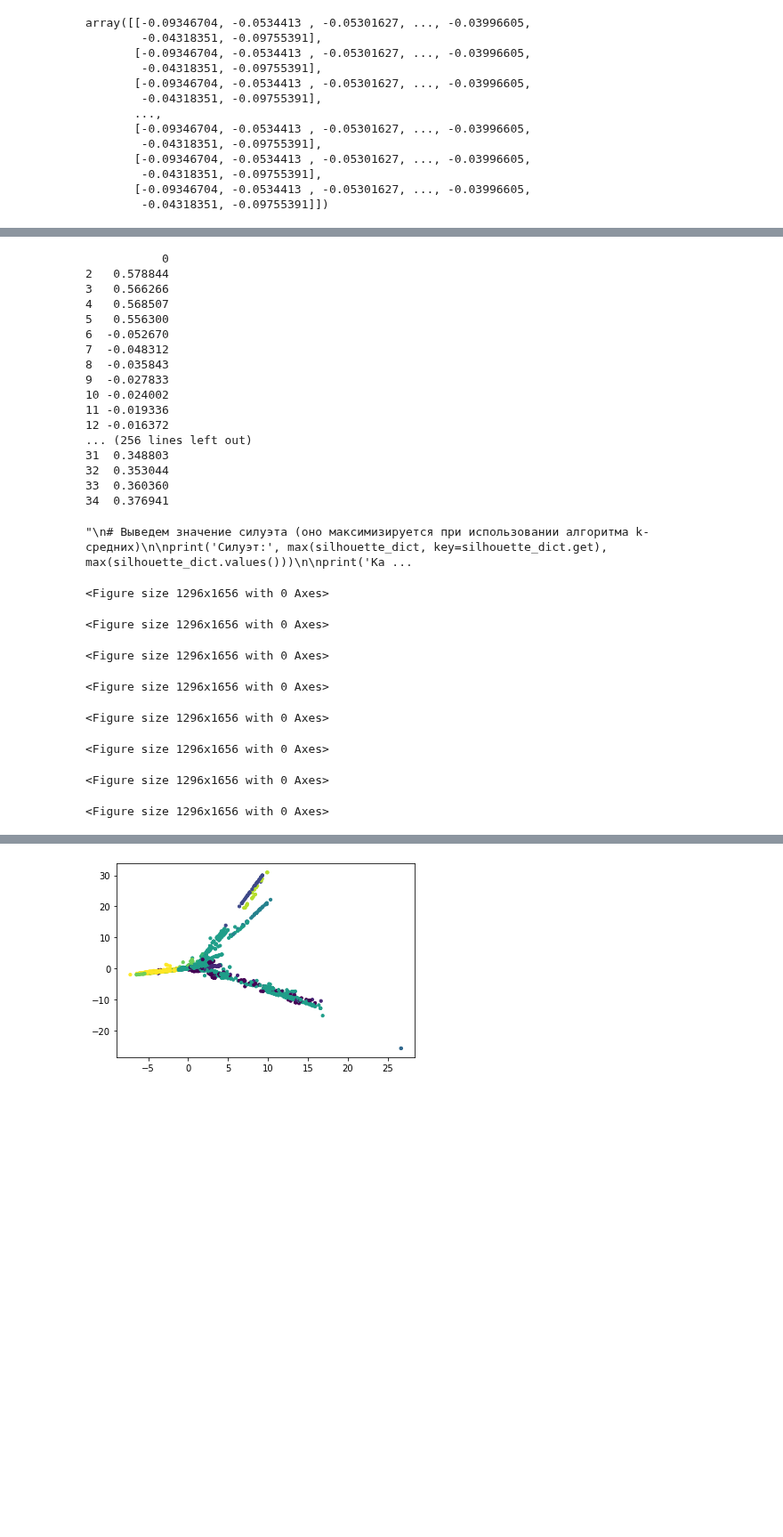
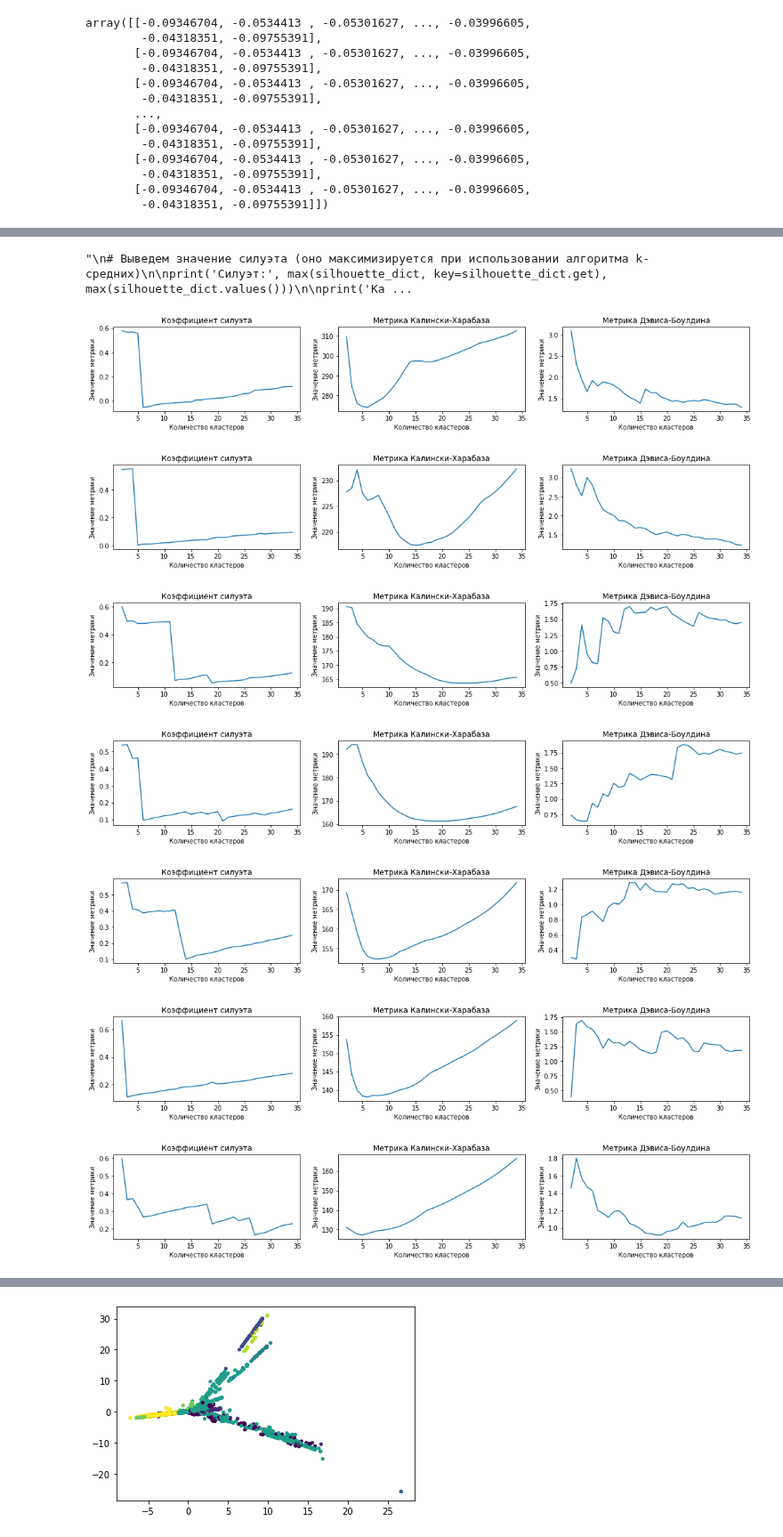
Before and after one commit to Maksimka9/clustering, a Jupyter notebook: main.ipynb, the cells around one changed output, grey strips where cells are left out. Shown at 89% size. Drawn from its saved outputs; the diff is of its cells as text; code cells hidden in the pictures; blank space fills up the shorter version.

```diff
--- a/main.ipynb
+++ b/main.ipynb
@@ -159,6 +159,9 @@ from sklearn.metrics import davies_bouldin_score
 silhouette_dict = {}
 calinski_score_dict = {}
 davies_score_dict = {}
+
+
+n = 1 # Значение нужно для последующего вывода графиков
 
 for df in standart_df_list:
   for k in range(2, 35):
@@ -174,76 +177,56 @@ for df in standart_df_list:
     calinski_score_dict.update(transfer_list_calinski)
     davies_score_dict.update(transfer_list_davies)
     # Удаляем вспомогательные словари
     del(transfer_list_silhouette)
     del(transfer_list_calinski)
     del(transfer_list_davies)
 
 
   # Создаём pandas dataframe из словарей
   silhouette_df = pd.DataFrame.from_dict(silhouette_dict, orient='index')
   calinski_df = pd.DataFrame.from_dict(calinski_score_dict, orient='index')
   davies_df = pd.DataFrame.from_dict(davies_score_dict, orient='index')
 
+
   plt.figure(figsize=(18, 23))
 
-  n = 1
-
-  print(silhouette_df)
-  for i in range (0,8):
-    plt.subplot(8, 3, n)
-    plt.plot(silhouette_df.index, silhouette_df[0], '-', 'b')
-    plt.xlabel('Количество кластеров')
-    plt.ylabel('Значение метрики')
-    plt.title('Коэффициент силуэта')
-    plt.subplot(8, 3, n+1)
-    plt.plot(calinski_df.index, calinski_df[0], '--', 'b')
-    plt.xlabel('Количество кластеров')
-    plt.ylabel('Значение метрики')
-    plt.title('Метрика Калински-Харабаза')
-    plt.subplot(8, 3, n+2)
-    plt.plot(davies_df.index, davies_df[0], '-.', 'b')
-    plt.xlabel('Количество кластеров')
-    plt.ylabel('Значение метрики')
-    plt.title('Метрика Дэвиса-Боулдина')
-    n += 3
+  # Вывод графиков метрик по всем семестрам
+  plt.subplot(8, 3, n)
+  plt.plot(silhouette_df.index, silhouette_df[0])
+  plt.xlabel('Количество кластеров')
+  plt.ylabel('Значение метрики')
+  plt.title('Коэффициент силуэта')
+  plt.subplot(8, 3, n+1)
+  plt.plot(calinski_df.index, calinski_df[0])
+  plt.xlabel('Количество кластеров')
+  plt.ylabel('Значение метрики')
+  plt.title('Метрика Калински-Харабаза')
+  plt.subplot(8, 3, n+2)
+  plt.plot(davies_df.index, davies_df[0])
+  plt.xlabel('Количество кластеров')
+  plt.ylabel('Значение метрики')
+  plt.title('Метрика Дэвиса-Боулдина')
+  n += 3
 
 
 
 """
 # Выведем значение силуэта (оно максимизируется при использовании алгоритма k-средних)
 
 print('Силуэт:', max(silhouette_dict, key=silhouette_dict.get), max(silhouette_dict.values()))
 
 print('Калински-Харабаз:', max(calinski_score_dict, key=calinski_score_dict.get), max(calinski_score_dict.values()))
 
 # Выведем значение инерции (оно минимизируется при использовании алгоритма k-средних)
 
 print('Дэвис-Боулдин:', min(davies_score_dict, key=davies_score_dict.get), min(davies_score_dict.values()))
 """
 # %% [output]
-           0
-2   0.578844
-3   0.566266
-4   0.568507
-5   0.556300
-6  -0.052670
-7  -0.048312
-8  -0.035843
-9  -0.027833
-10 -0.024002
-11 -0.019336
-12 -0.016372
-... (256 lines left out)
-31  0.348803
-32  0.353044
-33  0.360360
-34  0.376941
+"\n# Выведем значение силуэта (оно максимизируется при использовании алгоритма k-средних)\n\nprint('Силуэт:', max(silhouette_dict, key=silhouette_dict.get), max(silhouette_dict.values()))\n\nprint('Ка ...
-"\n# Выведем значение силуэта (оно максимизируется при использовании алгоритма k-средних)\n\nprint('Силуэт:', max(silhouette_dict, key=silhouette_dict.get), max(silhouette_dict.values()))\n\nprint('Ка ...
-<Figure size 1296x1656 with 0 Axes>
-<Figure size 1296x1656 with 0 Axes>
-<Figure size 1296x1656 with 0 Axes>
-<Figure size 1296x1656 with 0 Axes>
-<Figure size 1296x1656 with 0 Axes>
-<Figure size 1296x1656 with 0 Axes>
-<Figure size 1296x1656 with 0 Axes>
-<Figure size 1296x1656 with 0 Axes>
+[figure, added]
+[figure, added]
+[figure, added]
+[figure, added]
+[figure, added]
+[figure, added]
+[figure, added]
```
Also changed, not shown: parts of 5 cells of this notebook.
